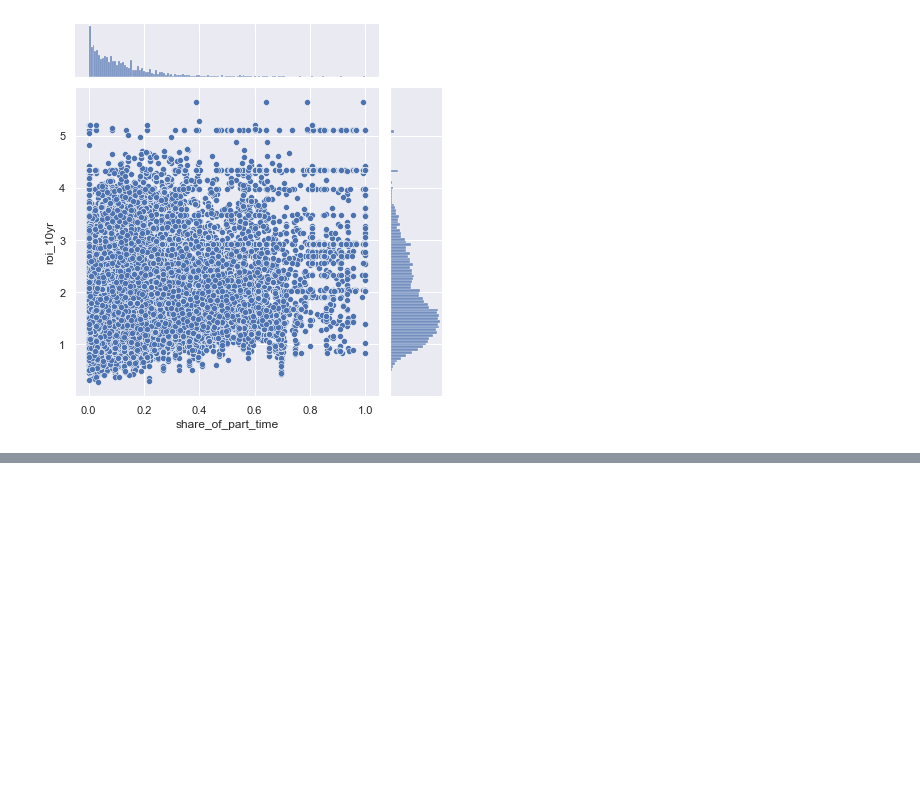
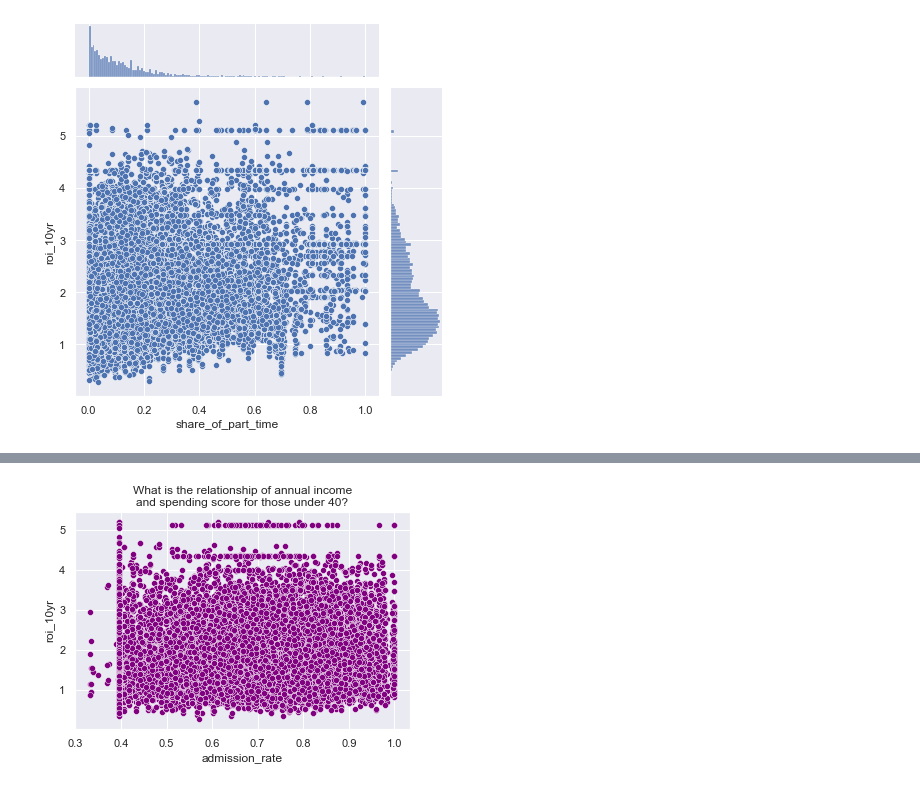
Before and after one commit to CDM-College-ROI/capstone_working_repo, a Jupyter notebook: ds_folder/explore_workbook.ipynb, the cells around one changed output, grey strips where cells are left out. Saved outputs shown, nothing was run; the diff lists cells and outputs as text; code cells hidden in the pictures; blank space fills up the shorter version.

```diff
--- a/ds_folder/explore_workbook.ipynb
+++ b/ds_folder/explore_workbook.ipynb
@@ -1058,0 +1150,10 @@ Name: avg_faculty_salary, dtype: float64
+# %%
+sns.scatterplot(x='admission_rate', y='roi_10yr',
+                data=train[train.avg_sat_admitted > 1050],
+                color='purple'
+               )
+
+plt.title("What is the relationship of annual income\nand spending score for those under 40?")
+plt.show()
+# %% [output]
+[figure, added]
```
Also changed, not shown: parts of 49 cells of this notebook.
